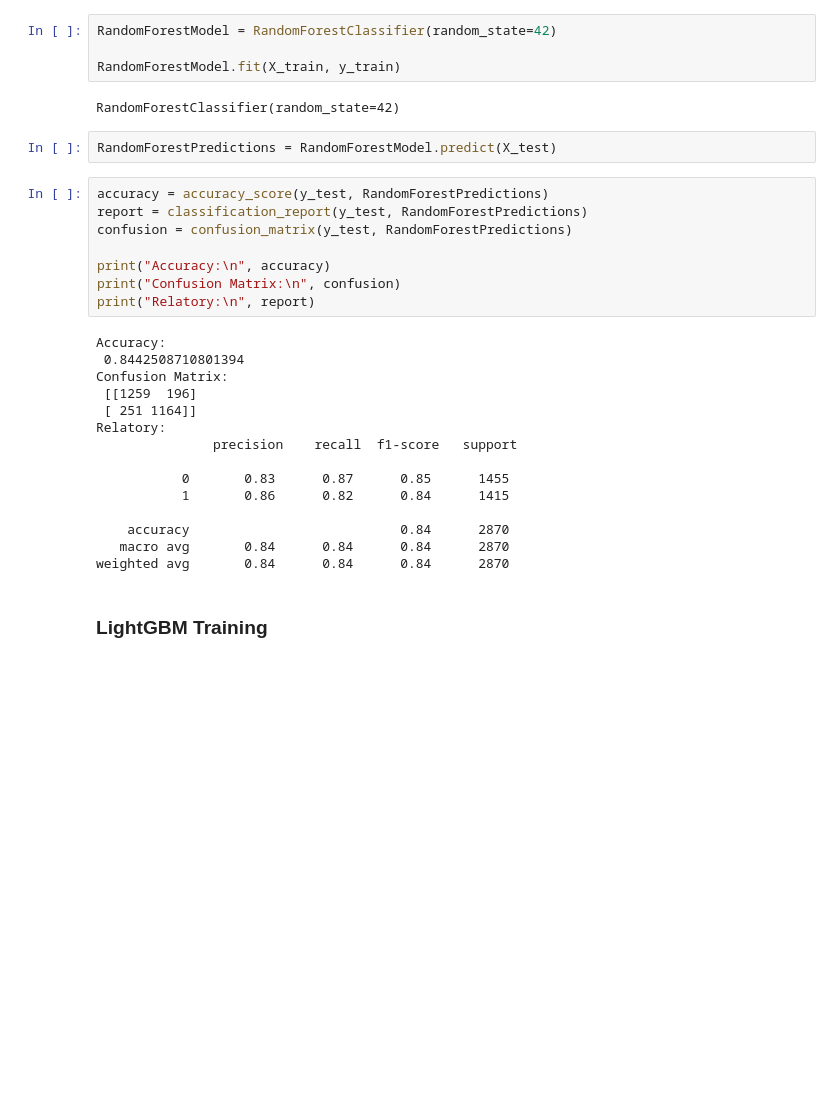
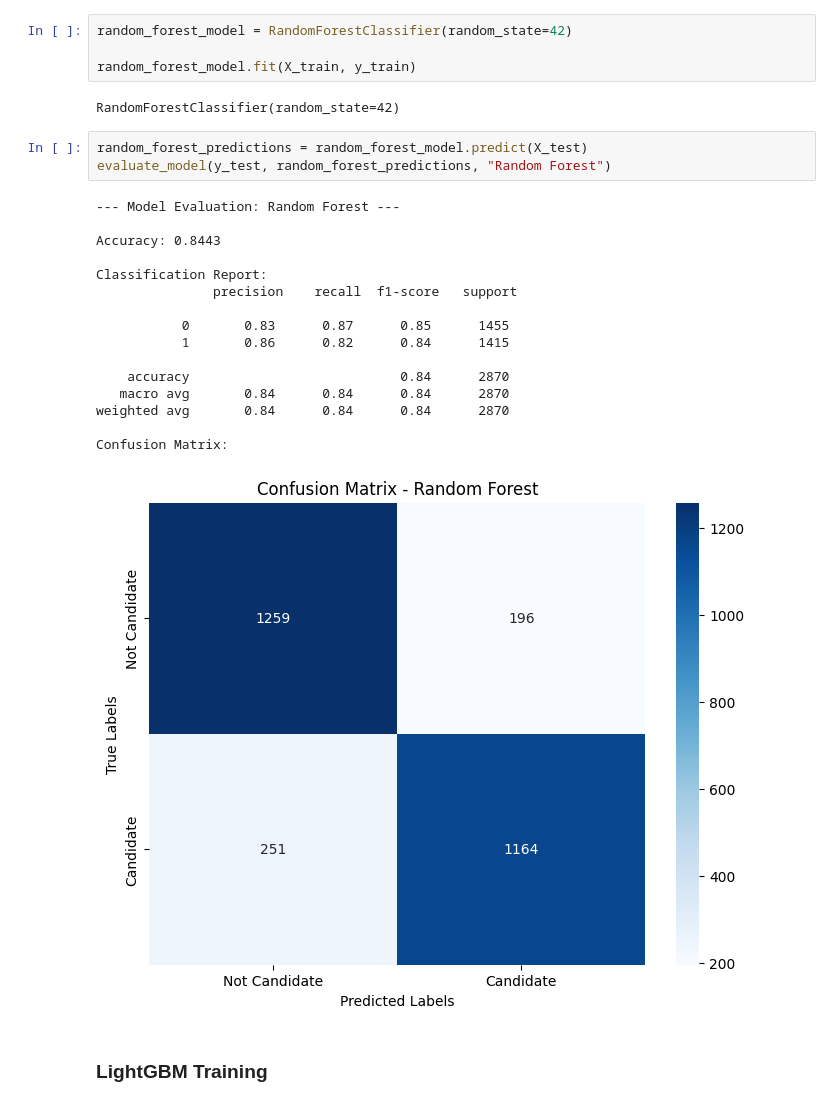
Before and after one commit to Lucasbnas435/nasa-space-apps-challenge-2025, a Jupyter notebook: exoplanet_classification.ipynb, the cells around one changed output. Cells and saved outputs as stored; diff of their text form; blank space fills up the shorter version.

```diff
--- a/exoplanet_classification.ipynb
+++ b/exoplanet_classification.ipynb
@@ -356,34 +381,29 @@ weighted avg       0.85      0.85      0.85      2870
 # %%
-RandomForestModel = RandomForestClassifier(random_state=42)
+random_forest_model = RandomForestClassifier(random_state=42)
 
-RandomForestModel.fit(X_train, y_train)
+random_forest_model.fit(X_train, y_train)
 # %% [output]
 RandomForestClassifier(random_state=42)
 # %%
-RandomForestPredictions = RandomForestModel.predict(X_test)
+random_forest_predictions = random_forest_model.predict(X_test)
+evaluate_model(y_test, random_forest_predictions, "Random Forest")
+# %% [output]
+--- Model Evaluation: Random Forest ---
+
+Accuracy: 0.8443
+
+Classification Report:
+               precision    recall  f1-score   support
+
+           0       0.83      0.87      0.85      1455
+           1       0.86      0.82      0.84      1415
+
+    accuracy                           0.84      2870
+   macro avg       0.84      0.84      0.84      2870
+weighted avg       0.84      0.84      0.84      2870
+
+Confusion Matrix:
+[figure, added]
-# %%
-accuracy = accuracy_score(y_test, RandomForestPredictions)
-report = classification_report(y_test, RandomForestPredictions)
-confusion = confusion_matrix(y_test, RandomForestPredictions)
-
-print("Accuracy:\n", accuracy)
-print("Confusion Matrix:\n", confusion)
-print("Relatory:\n", report)
-# %% [output]
-Accuracy:
- 0.8442508710801394
-Confusion Matrix:
- [[1259  196]
- [ 251 1164]]
-Relatory:
-               precision    recall  f1-score   support
-
-           0       0.83      0.87      0.85      1455
-           1       0.86      0.82      0.84      1415
-
-    accuracy                           0.84      2870
-   macro avg       0.84      0.84      0.84      2870
-weighted avg       0.84      0.84      0.84      2870
 # %% [markdown]
 ### LightGBM Training
 # %%
```
Also changed, not shown: parts of 13 cells of this notebook.
